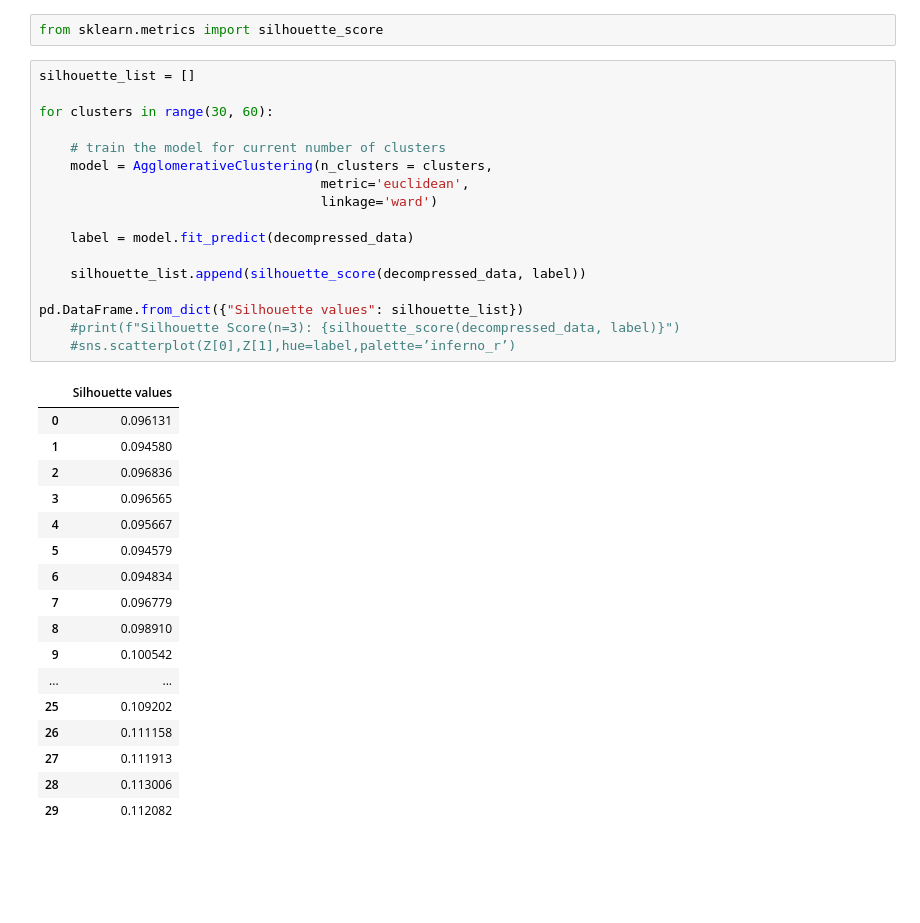
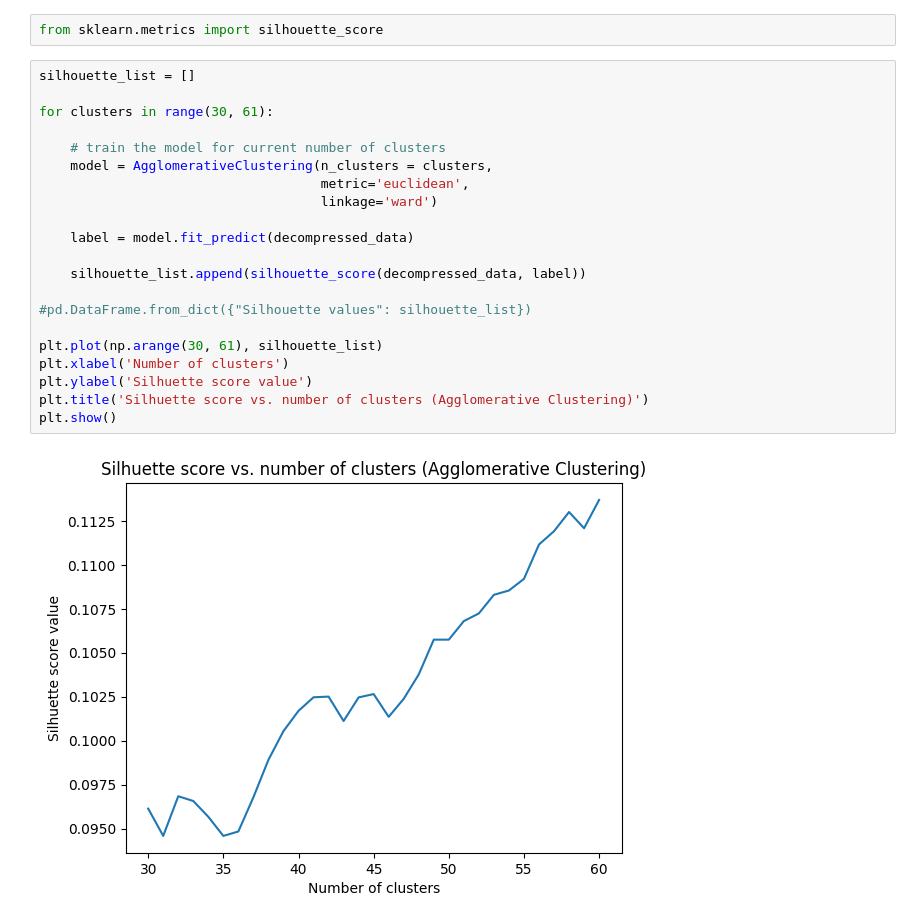
Before and after one commit to WJakubowsk/consultit_elimination, a Jupyter notebook: preprocessing.ipynb, the cells around one changed output. Drawn from its saved outputs; the diff is of its cells as text; blank space fills up the shorter version.

```diff
--- a/preprocessing.ipynb
+++ b/preprocessing.ipynb
@@ -127,35 +140,23 @@ from sklearn.metrics import silhouette_score
 # %%
 silhouette_list = []
 
-for clusters in range(30, 60):
+for clusters in range(30, 61):
 
     # train the model for current number of clusters
     model = AgglomerativeClustering(n_clusters = clusters,
                                     metric='euclidean',
                                     linkage='ward')
 
     label = model.fit_predict(decompressed_data)
 
     silhouette_list.append(silhouette_score(decompressed_data, label))
 
-pd.DataFrame.from_dict({"Silhouette values": silhouette_list})
-    #print(f"Silhouette Score(n=3): {silhouette_score(decompressed_data, label)}")
-    #sns.scatterplot(Z[0],Z[1],hue=label,palette=’inferno_r’)
+#pd.DataFrame.from_dict({"Silhouette values": silhouette_list})
+
+plt.plot(np.arange(30, 61), silhouette_list)
+plt.xlabel('Number of clusters')
+plt.ylabel('Silhuette score value')
+plt.title('Silhuette score vs. number of clusters (Agglomerative Clustering)')
+plt.show()
 # %% [output]
-|  | Silhouette values |
-| 0 | 0.096131 |
-| 1 | 0.094580 |
-| 2 | 0.096836 |
-| 3 | 0.096565 |
-| 4 | 0.095667 |
-| 5 | 0.094579 |
-| 6 | 0.094834 |
-| 7 | 0.096779 |
-| 8 | 0.098910 |
-| 9 | 0.100542 |
-| ... | ... |
-| 25 | 0.109202 |
-| 26 | 0.111158 |
-| 27 | 0.111913 |
-| 28 | 0.113006 |
-| 29 | 0.112082 |
+[figure, added]
```
Also changed, not shown: parts of 10 cells of this notebook.
